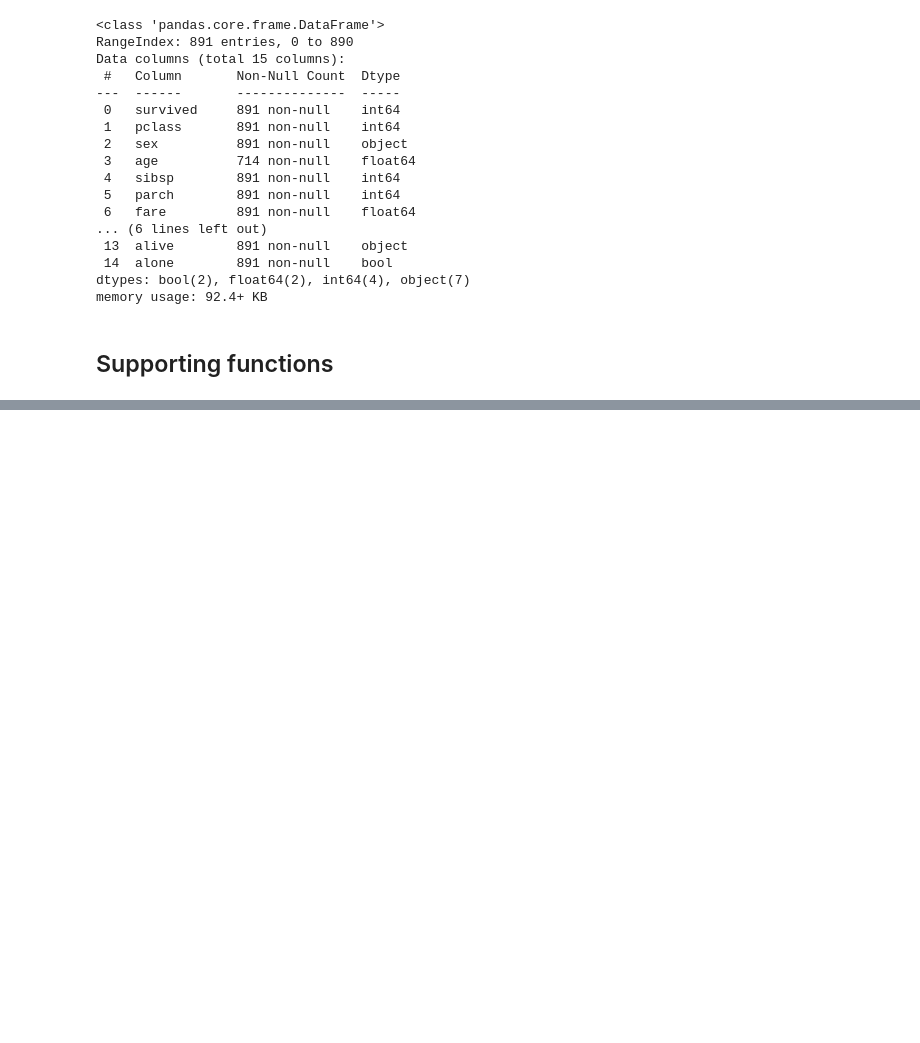
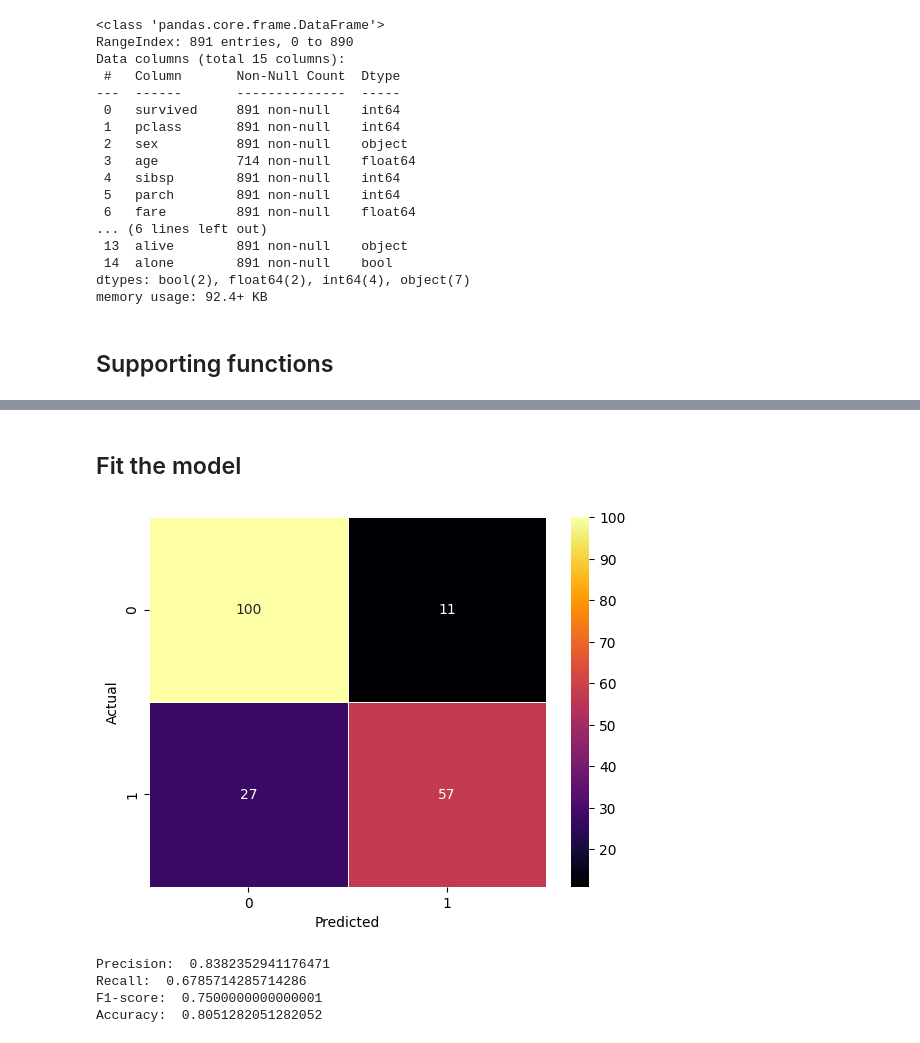
Before and after one commit to rudyvdbrink/Predictive_modeling_skeletonscripts, a Jupyter notebook: example.ipynb, the cells around one changed output, grey strips where cells are left out. Saved outputs shown, nothing was run; the diff lists cells and outputs as text; code cells hidden in the pictures; blank space fills up the shorter version.

```diff
--- a/example.ipynb
+++ b/example.ipynb
@@ -194,0 +242,24 @@ df.fare.hist()
+# %% [markdown]
+## Fit the model
+# %%
+lr = LogisticRegression()
+lr.fit(X_train,y_train)
+
+y_pred = lr.predict(X_test)
+
+cfm = confusion_matrix(y_test, y_pred)
+sns.heatmap(cfm, cmap='inferno', annot=True, fmt='d', linewidths=.5)
+plt.xlabel('Predicted')
+plt.ylabel('Actual')
+plt.show()
+
+print('Precision: ', precision_score(y_test, y_pred))
+print('Recall: ', recall_score(y_test, y_pred))
+print('F1-score: ', f1_score(y_test, y_pred))
+print('Accuracy: ', accuracy_score(y_test, y_pred))
+# %% [output]
+[figure, added]
+Precision:  0.8382352941176471
+Recall:  0.6785714285714286
+F1-score:  0.7500000000000001
+Accuracy:  0.8051282051282052
```
Also changed, not shown: parts of 19 cells of this notebook, 2 other files.
